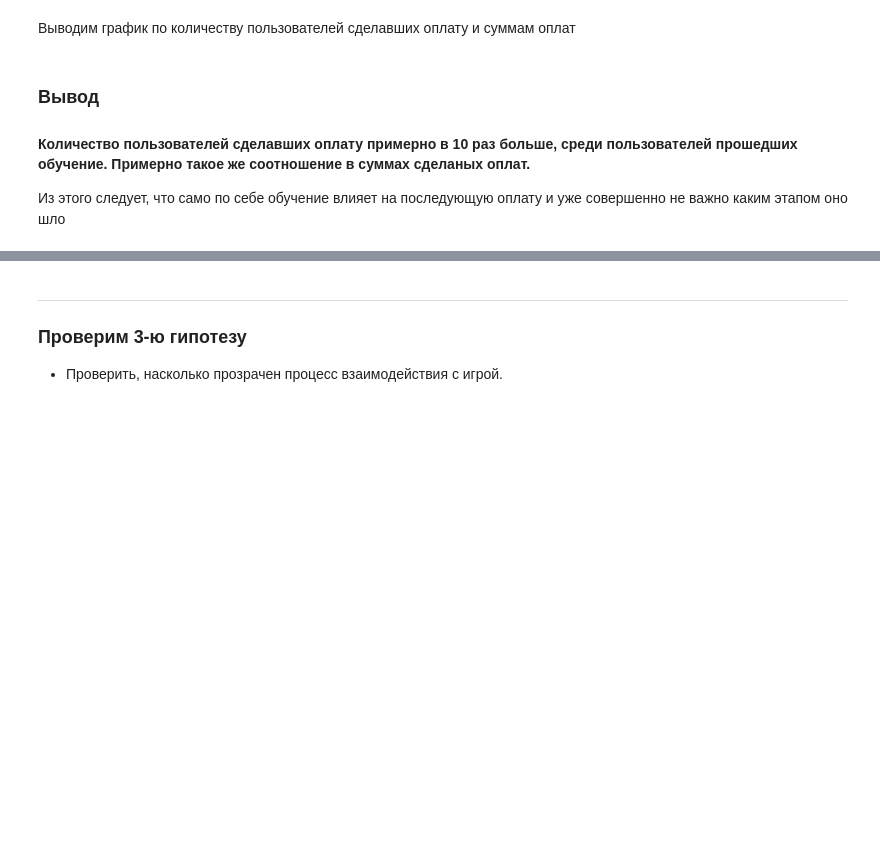
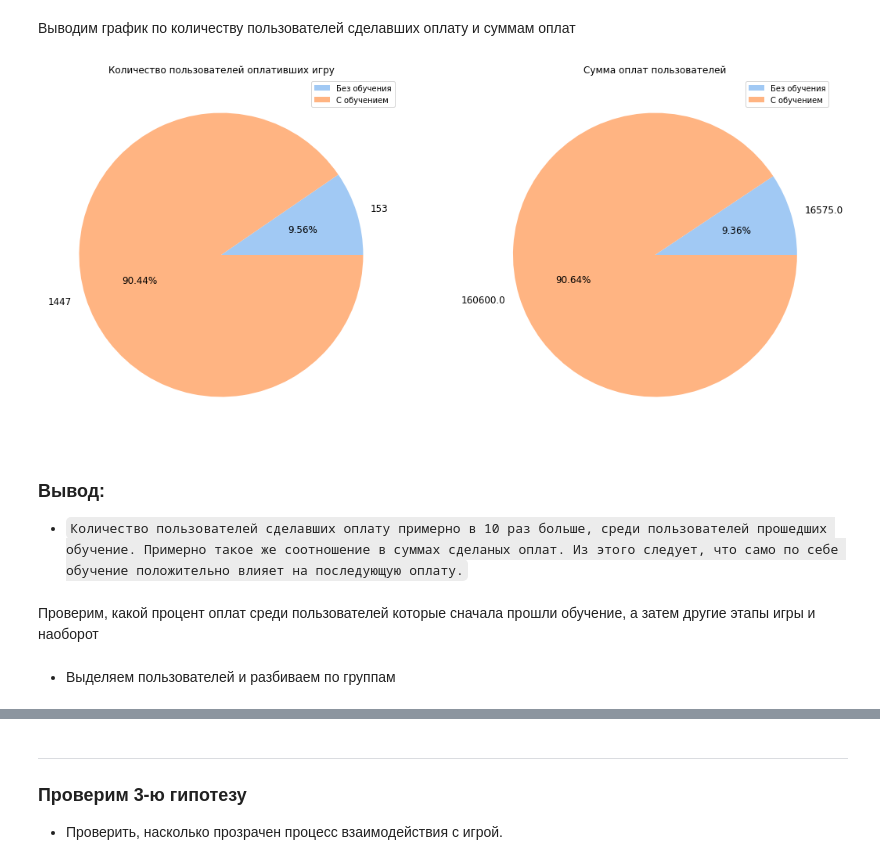
Before and after one commit to VRaptor555/my-apps, a Jupyter notebook: project3/project_3.ipynb, the cells around one changed output, grey strips where cells are left out. Drawn from its saved outputs; the diff is of its cells as text; code cells hidden in the pictures; blank space fills up the shorter version.

```diff
--- a/project3/project_3.ipynb
+++ b/project3/project_3.ipynb
@@ -151,4 +154,41 @@ fig2.show()
+# %%
+colors = sns.color_palette('pastel')
+# Кол-во пользователей
+total=purchase_count_df.sum()
+fig = plt.figure(figsize=(14,7), facecolor='white', edgecolor='black')
+
+pie1_axes = fig.add_axes([0,0,0.45,1])
+pie1_axes.pie(
+    data=purchase_count_df,
+    x=purchase_count_df,
+    labels=purchase_count_df,
+    colors=colors,
+    autopct = '%0.2f%%',
+    textprops = {'color': 'black','fontsize':12}
+
+);
+pie1_axes.set_title('Количество пользователей оплативших игру')
+pie1_axes.legend(x1);
+total=purchase_amount_df.sum()
+# Суммы оплат
+pie2_axes = fig.add_axes([0.55,0,0.45,1])
+pie2_axes.pie(
+    data=purchase_amount_df,
+    x=purchase_amount_df,
+    labels=purchase_amount_df,
+    colors=colors,
+    autopct = '%0.2f%%',
+    textprops = {'color': 'black','fontsize':12}
+);
+pie2_axes.set_title('Сумма оплат пользователей')
+pie2_axes.legend(x1);
+# %% [output]
+[figure, added]
 # %% [markdown]
-### Вывод
-#### Количество пользователей сделавших оплату примерно в 10 раз больше, среди пользователей прошедших обучение. Примерно такое же соотношение в суммах сделаных оплат.
-Из этого следует, что само по себе обучение влияет на последующую оплату и уже совершенно не важно каким этапом оно шло
+### Вывод:
+- `Количество пользователей сделавших оплату примерно в 10 раз больше, среди пользователей прошедших обучение. Примерно такое же соотношение в суммах сделаных оплат.
+Из этого следует, что само по себе обучение положительно влияет на последующую оплату.`
+# %% [markdown]
+Проверим, какой процент оплат среди пользователей которые сначала прошли обучение, а затем другие этапы игры и наоборот
+# %% [markdown]
+* Выделяем пользователей и разбиваем по группам
```
Also changed, not shown: parts of 16 cells of this notebook, 1 other file.
